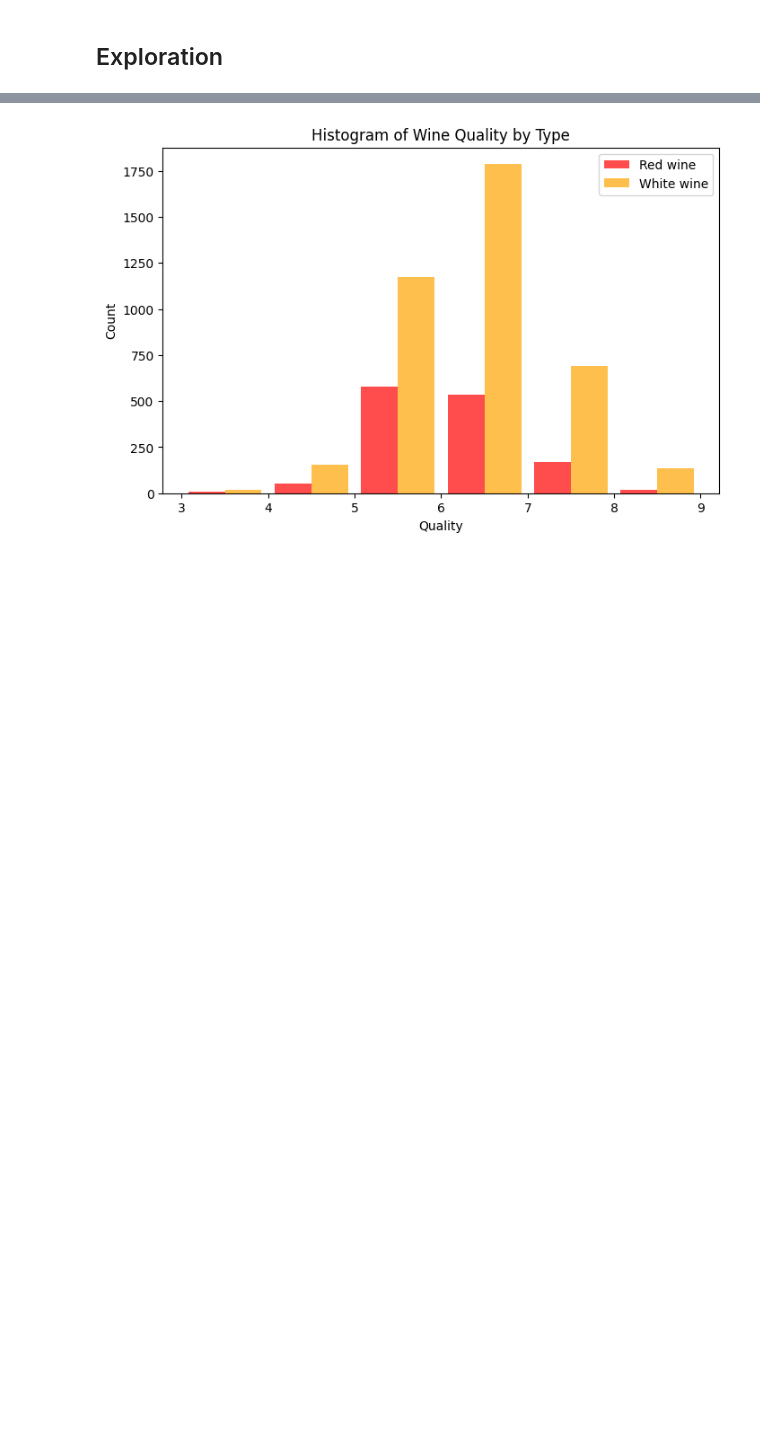
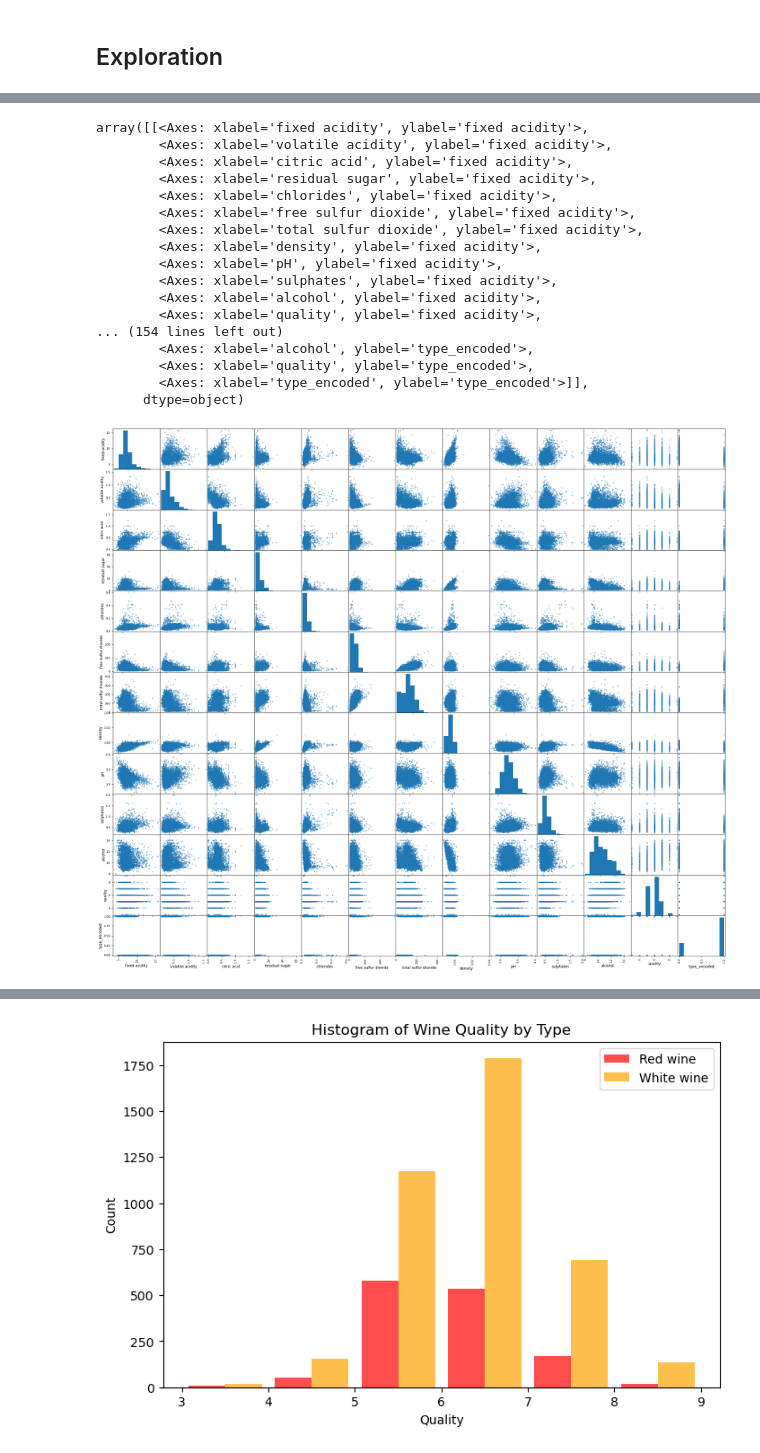
Before and after one commit to Gervig/Business-Intelligence, a Jupyter notebook: MP2/MP2.ipynb, the cells around one changed output, grey strips where cells are left out. Saved outputs shown, nothing was run; the diff lists cells and outputs as text; code cells hidden in the pictures; blank space fills up the shorter version.

```diff
--- a/MP2/MP2.ipynb
+++ b/MP2/MP2.ipynb
@@ -358,0 +386,4 @@ wine_norm = scaler.fit_transform(wine_transformed)
+# %%
+# Selects the data that are only numbers
+num_data = wine.select_dtypes(include=["number"]).columns.tolist()
+num_data
@@ -358,0 +404,22 @@ wine_norm = scaler.fit_transform(wine_transformed)
+# %%
+# Shows a scatter plot matrix
+scatter_matrix(wine[num_data], figsize=(30,26))
+# %% [output]
+array([[<Axes: xlabel='fixed acidity', ylabel='fixed acidity'>,
+        <Axes: xlabel='volatile acidity', ylabel='fixed acidity'>,
+        <Axes: xlabel='citric acid', ylabel='fixed acidity'>,
+        <Axes: xlabel='residual sugar', ylabel='fixed acidity'>,
+        <Axes: xlabel='chlorides', ylabel='fixed acidity'>,
+        <Axes: xlabel='free sulfur dioxide', ylabel='fixed acidity'>,
+        <Axes: xlabel='total sulfur dioxide', ylabel='fixed acidity'>,
+        <Axes: xlabel='density', ylabel='fixed acidity'>,
+        <Axes: xlabel='pH', ylabel='fixed acidity'>,
+        <Axes: xlabel='sulphates', ylabel='fixed acidity'>,
+        <Axes: xlabel='alcohol', ylabel='fixed acidity'>,
+        <Axes: xlabel='quality', ylabel='fixed acidity'>,
+... (154 lines left out)
+        <Axes: xlabel='alcohol', ylabel='type_encoded'>,
+        <Axes: xlabel='quality', ylabel='type_encoded'>,
+        <Axes: xlabel='type_encoded', ylabel='type_encoded'>]],
+      dtype=object)
+[figure, added]
```
Also changed, not shown: parts of 8 cells of this notebook, 1 other file.
